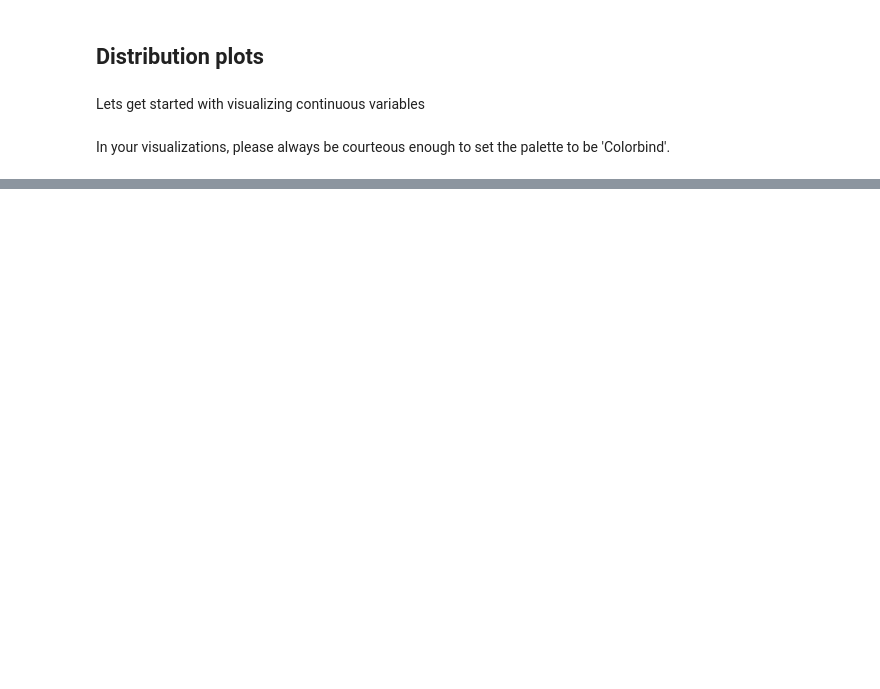
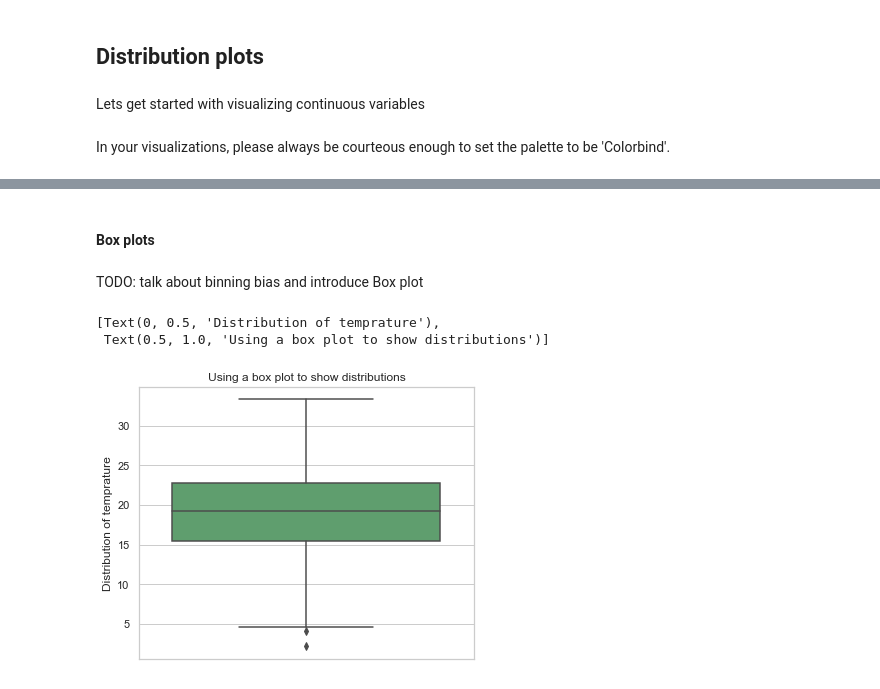
Before and after one commit to shwetapurushe/data-science-world, a Jupyter notebook: Projects/DS_Utils/Distribution_visualizations.ipynb, the cells around one changed output, grey strips where cells are left out. Saved outputs shown, nothing was run; the diff lists cells and outputs as text; code cells hidden in the pictures; blank space fills up the shorter version.

```diff
--- a/Projects/DS_Utils/Distribution_visualizations.ipynb
+++ b/Projects/DS_Utils/Distribution_visualizations.ipynb
@@ -76,0 +89,13 @@ plt.show()
+# %% [markdown]
+#### Box plots
+# %% [markdown]
+TODO: talk about binning bias and introduce Box plot
+# %%
+plt.figure(figsize=(6,5))
+
+ax = sns.boxplot(x = df.temp, orient="v", color= 'g')
+ax.set(title = 'Using a box plot to show distributions', ylabel="Distribution of temprature")
+# %% [output]
+[Text(0, 0.5, 'Distribution of temprature'),
+ Text(0.5, 1.0, 'Using a box plot to show distributions')]
+[figure, added]
```
Also changed, not shown: parts of 9 cells of this notebook, 1 other file.
